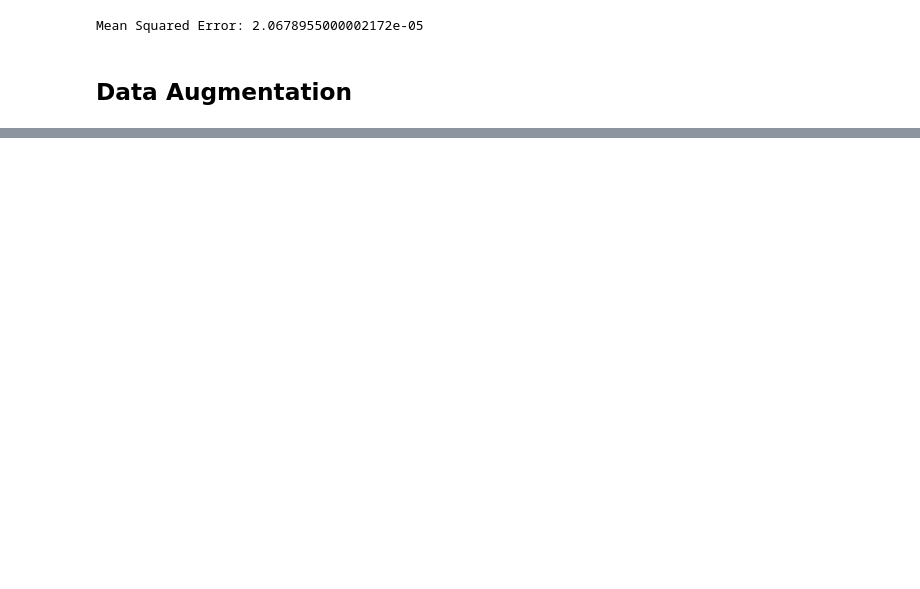
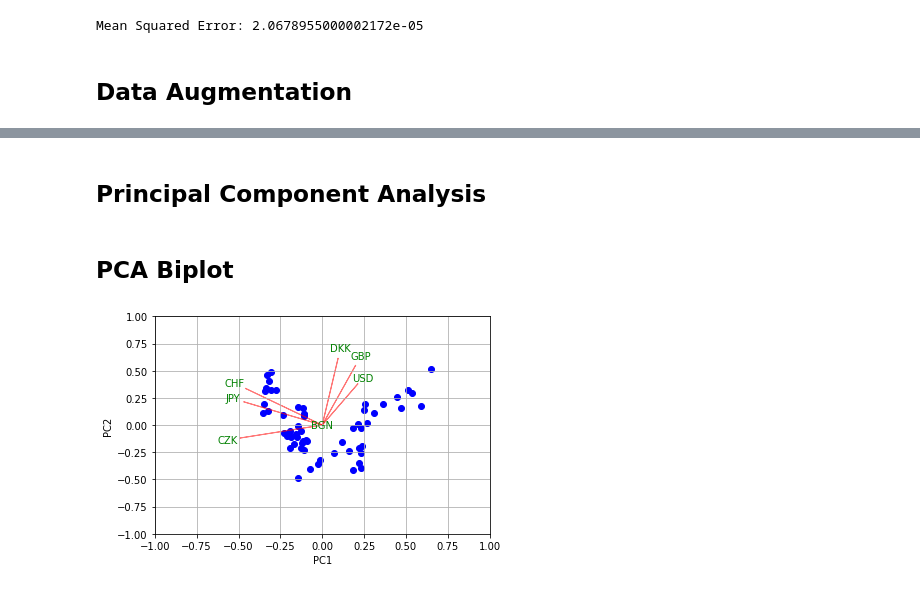
Before and after one commit to mayukhsen13/autoeda_test, a Jupyter notebook: Data_Analysis-ML.ipynb, the cells around one changed output, grey strips where cells are left out. Drawn from its saved outputs; the diff is of its cells as text; code cells hidden in the pictures; blank space fills up the shorter version.

```diff
--- a/Data_Analysis-ML.ipynb
+++ b/Data_Analysis-ML.ipynb
@@ -129,0 +270,14 @@ sns.heatmap(corr)
+# %% [markdown]
+## Principal Component Analysis
+# %%
+# Perform PCA on the exchange rate data
+pca, pc_df = perform_pca(df_augmented, n_components=None)
+# %% [markdown]
+## PCA Biplot
+# %%
+# Assuming `pc_df` is the DataFrame of principal components
+# and `pca` is your PCA object after fitting the data
+biplot(pc_df.values[:, :2], np.transpose(pca.components_[0:2, :]), labels=df.columns.values[:pca.components_.shape[1]])
+plt.show()
+# %% [output]
+[figure, added]
```
Also changed, not shown: parts of 21 cells of this notebook, 1 other file.
